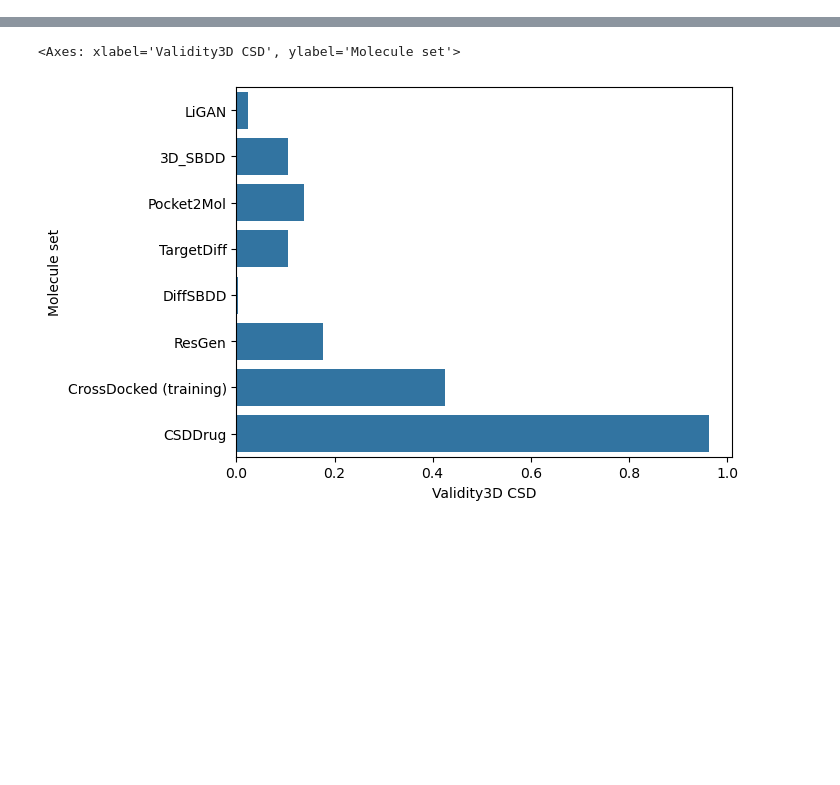
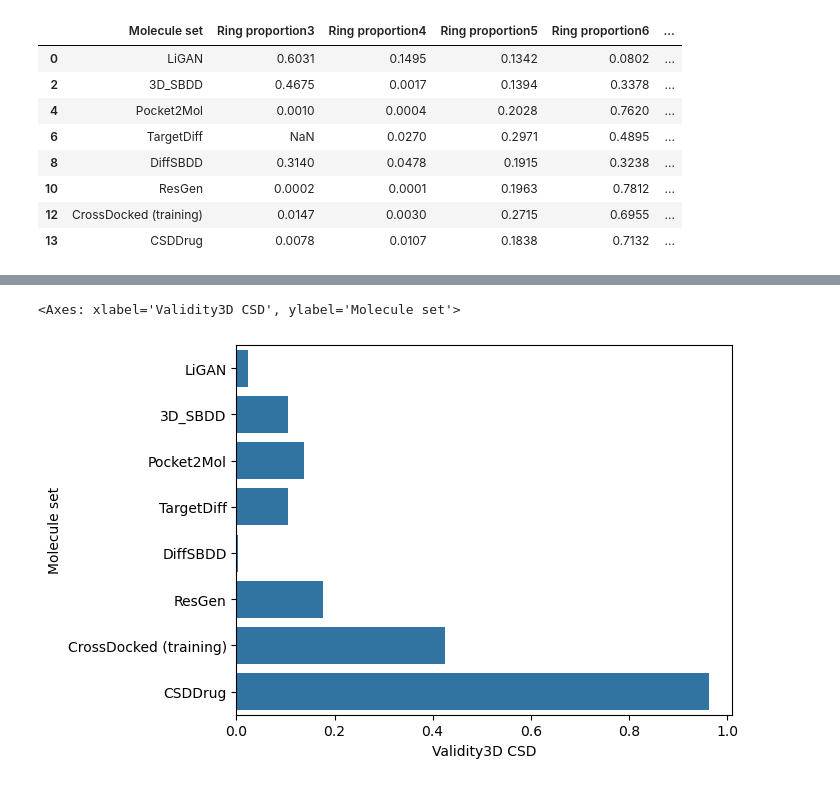
Before and after one commit to bbaillif/genbench3d, a Jupyter notebook: benchmark.ipynb, the cells around one changed output, grey strips where cells are left out. Saved outputs shown, nothing was run; the diff lists cells and outputs as text; code cells hidden in the pictures; blank space fills up the shorter version.

```diff
--- a/validity_benchmark.ipynb
+++ b/benchmark.ipynb
@@ -86,3 +125,21 @@ Index(['Model', 'Minimized', 'Validity2D', 'Uniqueness2D', 'Diversity2D',
+# %%
+nonmin_df[['Molecule set',
+           'Ring proportion3',
+           'Ring proportion4',
+           'Ring proportion5',
+          'Ring proportion6',
+          'Ring proportion7',
+          'Ring proportion>7']].round(4).sort_values('Molecule set')
+# %% [output]
+|  | Molecule set | Ring proportion3 | Ring proportion4 | Ring proportion5 | Ring proportion6 | ... |
+| 0 | LiGAN | 0.6031 | 0.1495 | 0.1342 | 0.0802 | ... |
+| 2 | 3D_SBDD | 0.4675 | 0.0017 | 0.1394 | 0.3378 | ... |
+| 4 | Pocket2Mol | 0.0010 | 0.0004 | 0.2028 | 0.7620 | ... |
+| 6 | TargetDiff | NaN | 0.0270 | 0.2971 | 0.4895 | ... |
+| 8 | DiffSBDD | 0.3140 | 0.0478 | 0.1915 | 0.3238 | ... |
+| 10 | ResGen | 0.0002 | 0.0001 | 0.1963 | 0.7812 | ... |
+| 12 | CrossDocked (training) | 0.0147 | 0.0030 | 0.2715 | 0.6955 | ... |
+| 13 | CSDDrug | 0.0078 | 0.0107 | 0.1838 | 0.7132 | ... |
 # %%
 nonmin_df[['Molecule set',
            'Uniqueness3D',
```
Also changed, not shown: parts of 16 cells of this notebook, 3 other files.
